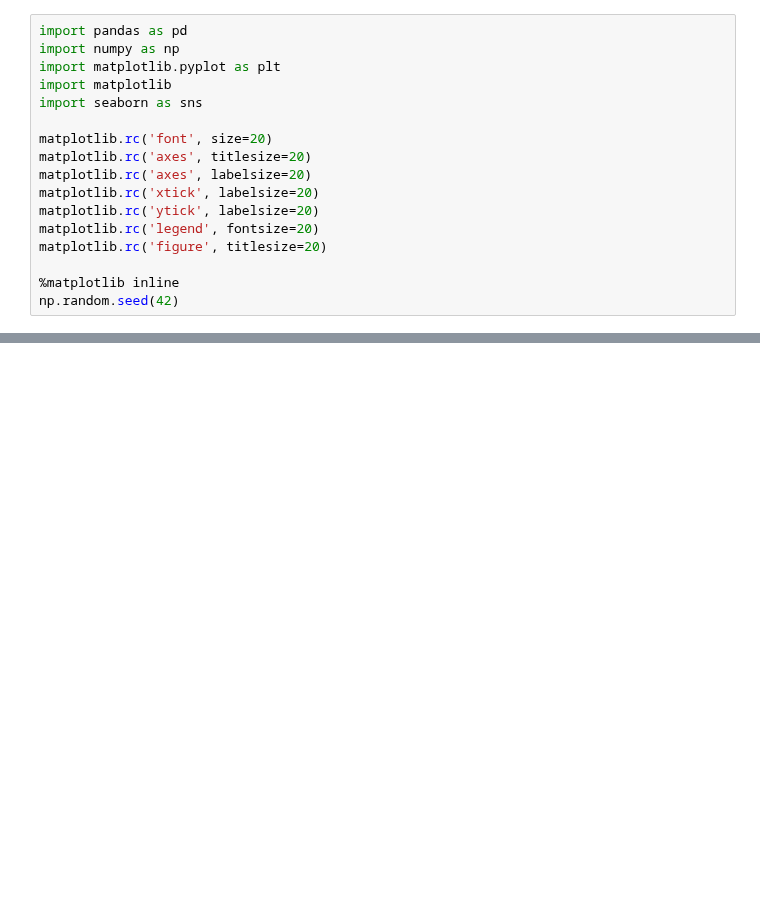
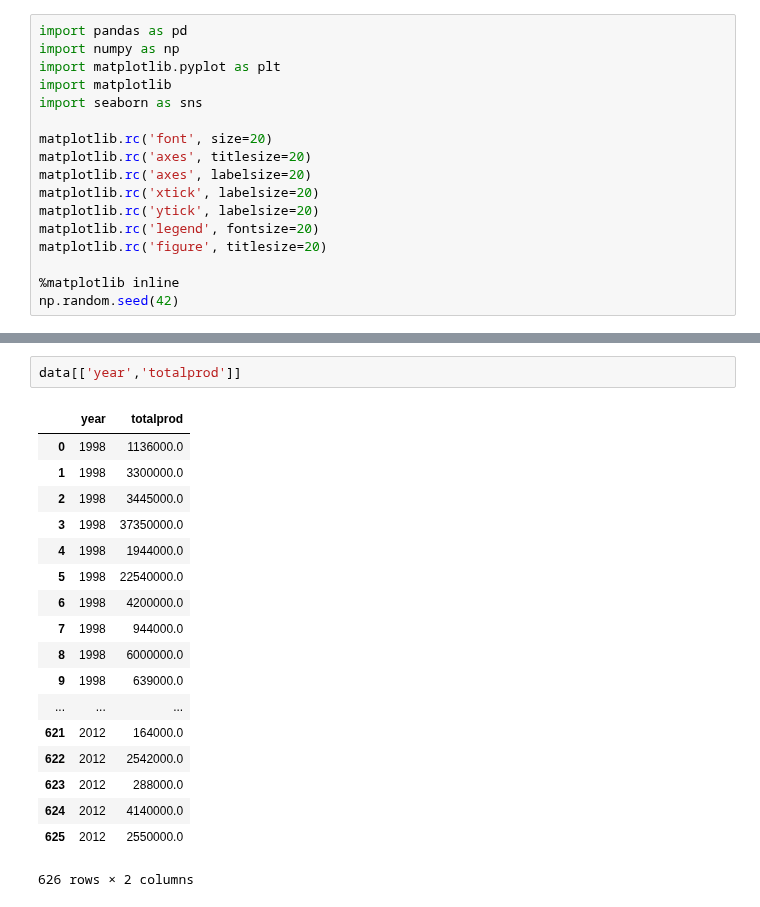
Before and after one commit to sominw/Kaggle, a Jupyter notebook: HoneyProductionDataset/HoneyProductionViz.ipynb, the cells around one changed output, grey strips where cells are left out. Cells and saved outputs as stored; diff of their text form; blank space fills up the shorter version.

```diff
--- a/HoneyProductionDataset/HoneyProductionViz.ipynb
+++ b/HoneyProductionDataset/HoneyProductionViz.ipynb
@@ -39,0 +157,21 @@ AttributeError: 'DataFrame' object has no attribute 'reinde'
+# %%
+data[['year','totalprod']]
+# %% [output]
+|  | year | totalprod |
+| 0 | 1998 | 1136000.0 |
+| 1 | 1998 | 3300000.0 |
+| 2 | 1998 | 3445000.0 |
+| 3 | 1998 | 37350000.0 |
+| 4 | 1998 | 1944000.0 |
+| 5 | 1998 | 22540000.0 |
+| 6 | 1998 | 4200000.0 |
+| 7 | 1998 | 944000.0 |
+| 8 | 1998 | 6000000.0 |
+| 9 | 1998 | 639000.0 |
+| ... | ... | ... |
+| 621 | 2012 | 164000.0 |
+| 622 | 2012 | 2542000.0 |
+| 623 | 2012 | 288000.0 |
+| 624 | 2012 | 4140000.0 |
+| 625 | 2012 | 2550000.0 |
+626 rows × 2 columns
```
Also changed, not shown: parts of 8 cells of this notebook.
